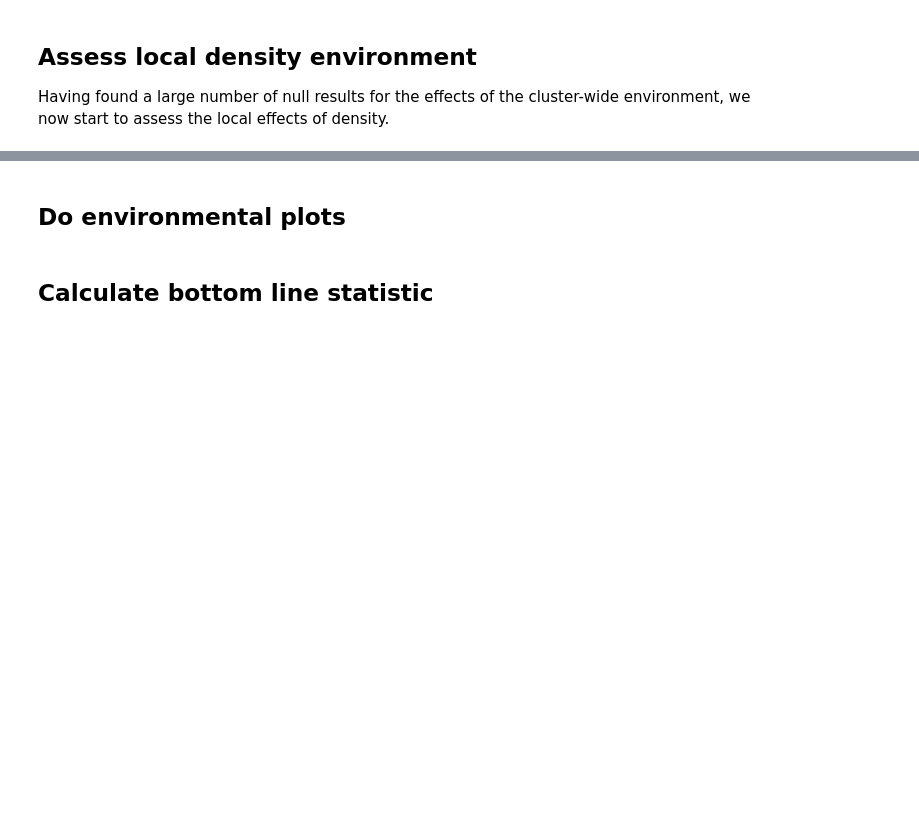
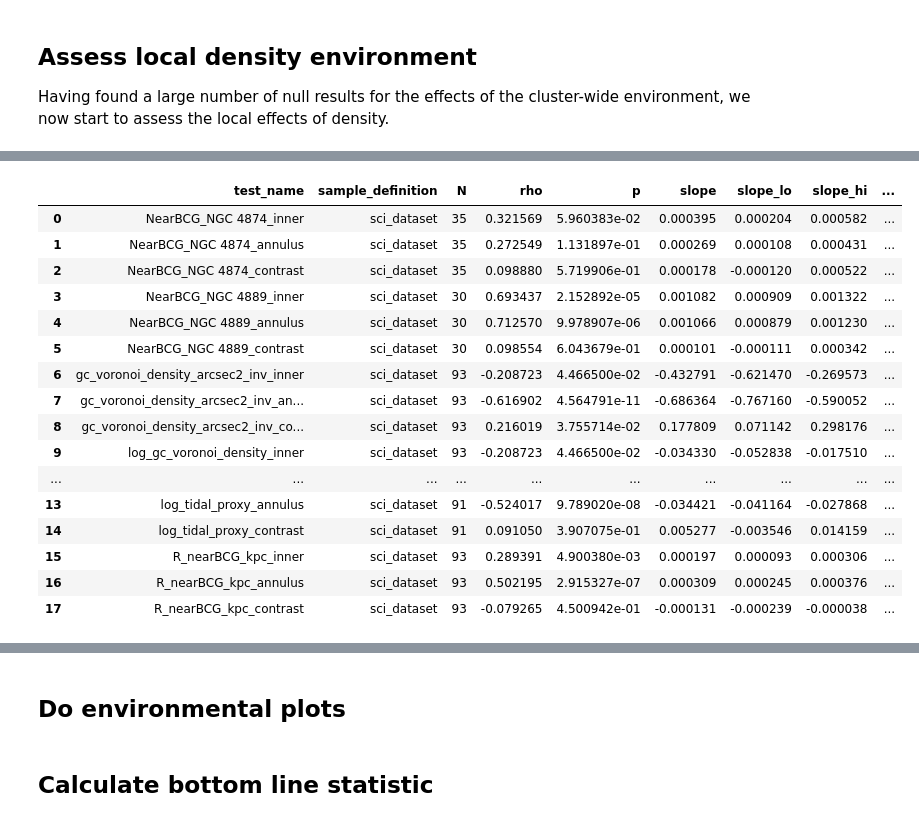
Before and after one commit to Pommers/Coma-GCS-colors, a Jupyter notebook: Paper3_color_metrics_referee_revised.ipynb, the cells around one changed output, grey strips where cells are left out. Cells and saved outputs as stored; diff of their text form; code cells hidden in the pictures; blank space fills up the shorter version.

Commit message:
Full metrics updated
Inclusion of local density, tidal proxy with BCG and centers definition.

```diff
--- a/Paper3_color_metrics_referee_revised.ipynb
+++ b/Paper3_color_metrics_referee_revised.ipynb
@@ -3487,8 +3325,6 @@ metrics_df["log_gc_voronoi_density"] = np.log10(
     metrics_df["gc_voronoi_density_arcsec2_inv"]
 )
 metrics_df["log_tidal_proxy"] = np.log10(metrics_df["tidal_proxy"])
-
-ycol = "Delta_Pblue_IE"
 
 xcols = [
     "gc_voronoi_density_arcsec2_inv",
@@ -3499,37 +3335,44 @@ xcols = [
 
 
 for xcol in xcols:
-    if xcol not in metrics_df.columns:
-        print(f"Missing: {xcol}")
-        continue
+    for metric, ml in metric_labels.items():
+        logger.debug(f"... Metric: {ml}")
+        ycol = metric
 
-    if xcol== "log_tidal_proxy":
-        bcg_names = ["NGC 4874", "NGC 4889"]
+        if xcol not in metrics_df.columns:
+            logger.warning(f"Missing: {xcol}")
+            continue
 
-        mask = (
-            np.isfinite(metrics_df["Delta_Pblue_IE"]) &
-            np.isfinite(metrics_df["log_tidal_proxy"]) &
-            (~metrics_df["name"].isin(bcg_names))
-        )
-    else:
-        mask = (
-            np.isfinite(metrics_df[ycol]) &
-            np.isfinite(metrics_df[xcol])
+        if xcol== "log_tidal_proxy":
+            bcg_names = ["NGC 4874", "NGC 4889"]
+
+            mask = (
+                np.isfinite(metrics_df[metric]) &
+                np.isfinite(metrics_df["log_tidal_proxy"]) &
+                (~metrics_df["name"].isin(bcg_names))
+            )
+        else:
+            mask = (
+                np.isfinite(metrics_df[ycol]) &
+                np.isfinite(metrics_df[xcol])
+            )
+
+        logger.info(f"{xcol}: {mask.sum()} valid rows")
+
+        ld_rows.append(
+            quantify_trend(
+                metrics_df,
+                xcol=xcol,
+                ycol=ycol,
+                mask=mask,
+                label=f"{ycol} vs {xcol}",
+                test_name=xcol + "_" + ml,
+                sample_def=sample_def,
+                logger=logger,
+            )
         )
 
-    print(f"{xcol}: {mask.sum()} valid rows")
-
-    ld_rows.append(
-        quantify_trend(
-            metrics_df,
-            xcol=xcol,
-            ycol=ycol,
-            mask=mask,
-            label=f"{ycol} vs {xcol}",
-            test_name=xcol
-        )
-    )
-
-    ld_res_df = pd.DataFrame(ld_rows)
+        ld_res_df = pd.DataFrame(ld_rows)
 
 ld_res_df
+# %% [output]
@@ -3536,3 +3396,20 @@ ld_res_df
+|  | test_name | sample_definition | N | rho | p | slope | slope_lo | slope_hi | ... |
+| 0 | NearBCG_NGC 4874_inner | sci_dataset | 35 | 0.321569 | 5.960383e-02 | 0.000395 | 0.000204 | 0.000582 | ... |
+| 1 | NearBCG_NGC 4874_annulus | sci_dataset | 35 | 0.272549 | 1.131897e-01 | 0.000269 | 0.000108 | 0.000431 | ... |
+| 2 | NearBCG_NGC 4874_contrast | sci_dataset | 35 | 0.098880 | 5.719906e-01 | 0.000178 | -0.000120 | 0.000522 | ... |
+| 3 | NearBCG_NGC 4889_inner | sci_dataset | 30 | 0.693437 | 2.152892e-05 | 0.001082 | 0.000909 | 0.001322 | ... |
+| 4 | NearBCG_NGC 4889_annulus | sci_dataset | 30 | 0.712570 | 9.978907e-06 | 0.001066 | 0.000879 | 0.001230 | ... |
+| 5 | NearBCG_NGC 4889_contrast | sci_dataset | 30 | 0.098554 | 6.043679e-01 | 0.000101 | -0.000111 | 0.000342 | ... |
+| 6 | gc_voronoi_density_arcsec2_inv_inner | sci_dataset | 93 | -0.208723 | 4.466500e-02 | -0.432791 | -0.621470 | -0.269573 | ... |
+| 7 | gc_voronoi_density_arcsec2_inv_an... | sci_dataset | 93 | -0.616902 | 4.564791e-11 | -0.686364 | -0.767160 | -0.590052 | ... |
+| 8 | gc_voronoi_density_arcsec2_inv_co... | sci_dataset | 93 | 0.216019 | 3.755714e-02 | 0.177809 | 0.071142 | 0.298176 | ... |
+| 9 | log_gc_voronoi_density_inner | sci_dataset | 93 | -0.208723 | 4.466500e-02 | -0.034330 | -0.052838 | -0.017510 | ... |
+| ... | ... | ... | ... | ... | ... | ... | ... | ... | ... |
+| 13 | log_tidal_proxy_annulus | sci_dataset | 91 | -0.524017 | 9.789020e-08 | -0.034421 | -0.041164 | -0.027868 | ... |
+| 14 | log_tidal_proxy_contrast | sci_dataset | 91 | 0.091050 | 3.907075e-01 | 0.005277 | -0.003546 | 0.014159 | ... |
+| 15 | R_nearBCG_kpc_inner | sci_dataset | 93 | 0.289391 | 4.900380e-03 | 0.000197 | 0.000093 | 0.000306 | ... |
+| 16 | R_nearBCG_kpc_annulus | sci_dataset | 93 | 0.502195 | 2.915327e-07 | 0.000309 | 0.000245 | 0.000376 | ... |
+| 17 | R_nearBCG_kpc_contrast | sci_dataset | 93 | -0.079265 | 4.500942e-01 | -0.000131 | -0.000239 | -0.000038 | ... |
 # %%
 res2 = res.rename(columns={"center": "test_name"}).copy()
 
```
Also changed, not shown: parts of 42 cells of this notebook.
